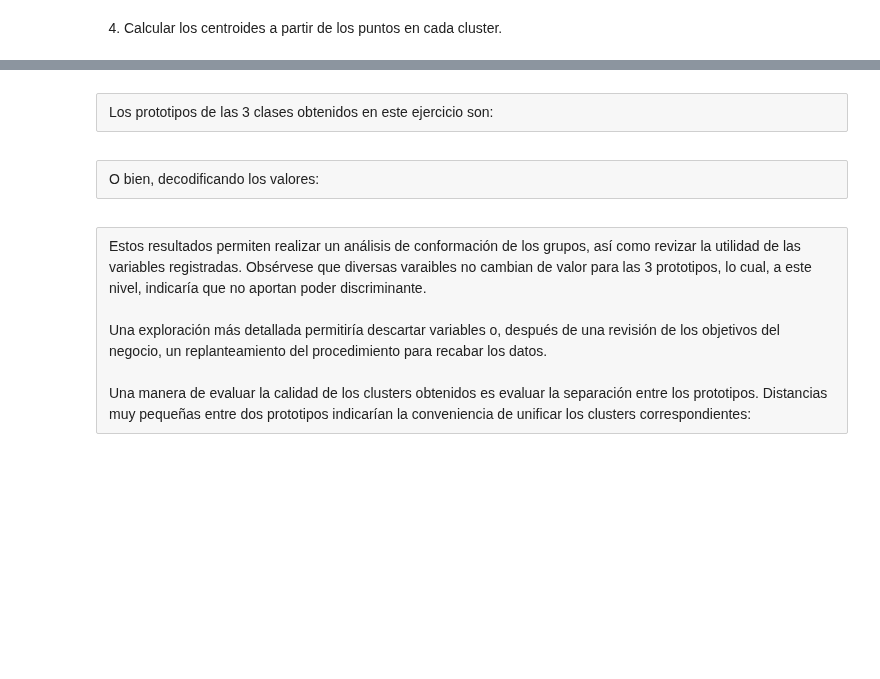
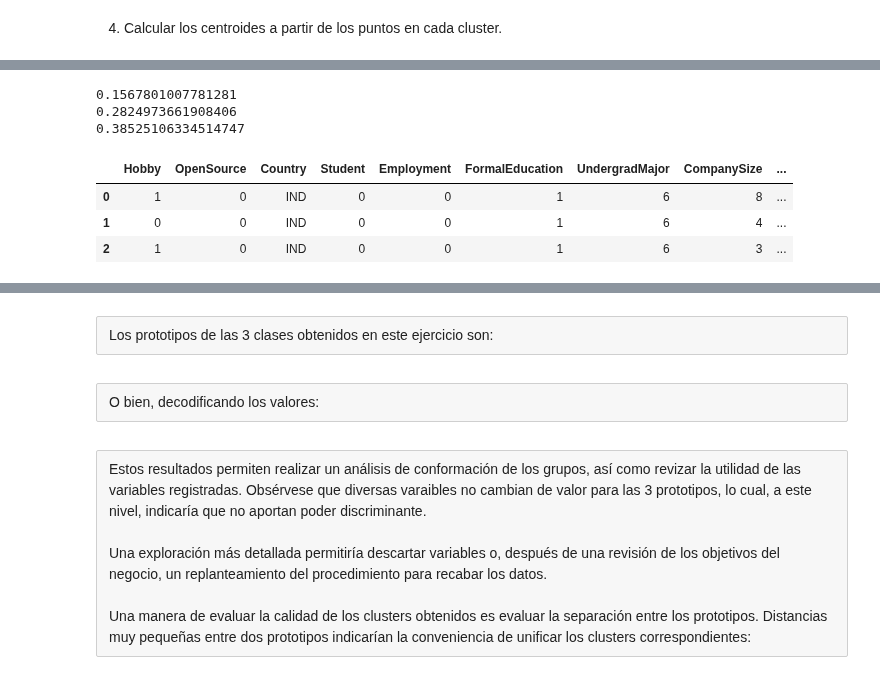
Before and after one commit to rsotoc/pattern-recognition, a Jupyter notebook: 3.7. Clustering VII.ipynb, the cells around one changed output, grey strips where cells are left out. Cells and saved outputs as stored; diff of their text form; code cells hidden in the pictures; blank space fills up the shorter version.

```diff
--- a/3.7. Clustering VII.ipynb
+++ b/3.7. Clustering VII.ipynb
@@ -395,21 +395,32 @@ print(std_vectors.info())
-# %%
-def std_dev():
-    std_vectors = pd.DataFrame(data=None, columns=centroids.columns, index=centroids.index)
-
-    # Número de variables; si var_float es array, modificar "+ 1" por "+ len(var_float)"
-    numvars = len(var_str) + len(var_list) + len(var_ranks) + 1
-
-    for j, row in df.iterrows():
-        centroid = centroids.iloc[int(row.Cluster)]
-        diff = row.ConvertedSalary - centroid.ConvertedSalary
-
-        if pd.isnull(diff) :
-            diff = 0
-            numvars -= 1
-        else :
-            print(row.Cluster, diff)
-
-
-    return
-
-std_dev()
+# %%
+import math
+
+def std_dev():
+    # Inicializar vector de desviaciones estándar... los valores actuales son inserbibles
+    std_vectors = centroids.copy()
+
+    for c in range(NUM_CLUSTERS) :
+        df_c = df[(df["Cluster"]==c)]
+
+        # Para cada variable numérica...
+        df_cj = df_c[pd.notnull(df_c['ConvertedSalary'])]
+        m = df_cj["ConvertedSalary"].mean()
+        s = math.sqrt(sum(abs(df_cj["ConvertedSalary"] - m)) / (df_cj.shape[0] - 1))
+        std_vectors.loc[c, "ConvertedSalary"] = s
+
+
+
+        #for j, row in df_c.iterrows():
+
+
+    return
+
+std_dev()
+# %% [output]
+0.1567801007781281
+0.2824973661908406
+0.38525106334514747
+|  | Hobby | OpenSource | Country | Student | Employment | FormalEducation | UndergradMajor | CompanySize | ... |
+| 0 | 1 | 0 | IND | 0 | 0 | 1 | 6 | 8 | ... |
+| 1 | 0 | 0 | IND | 0 | 0 | 1 | 6 | 4 | ... |
+| 2 | 1 | 0 | IND | 0 | 0 | 1 | 6 | 3 | ... |
```
Also changed, not shown: parts of 8 cells of this notebook, 6 other files.
